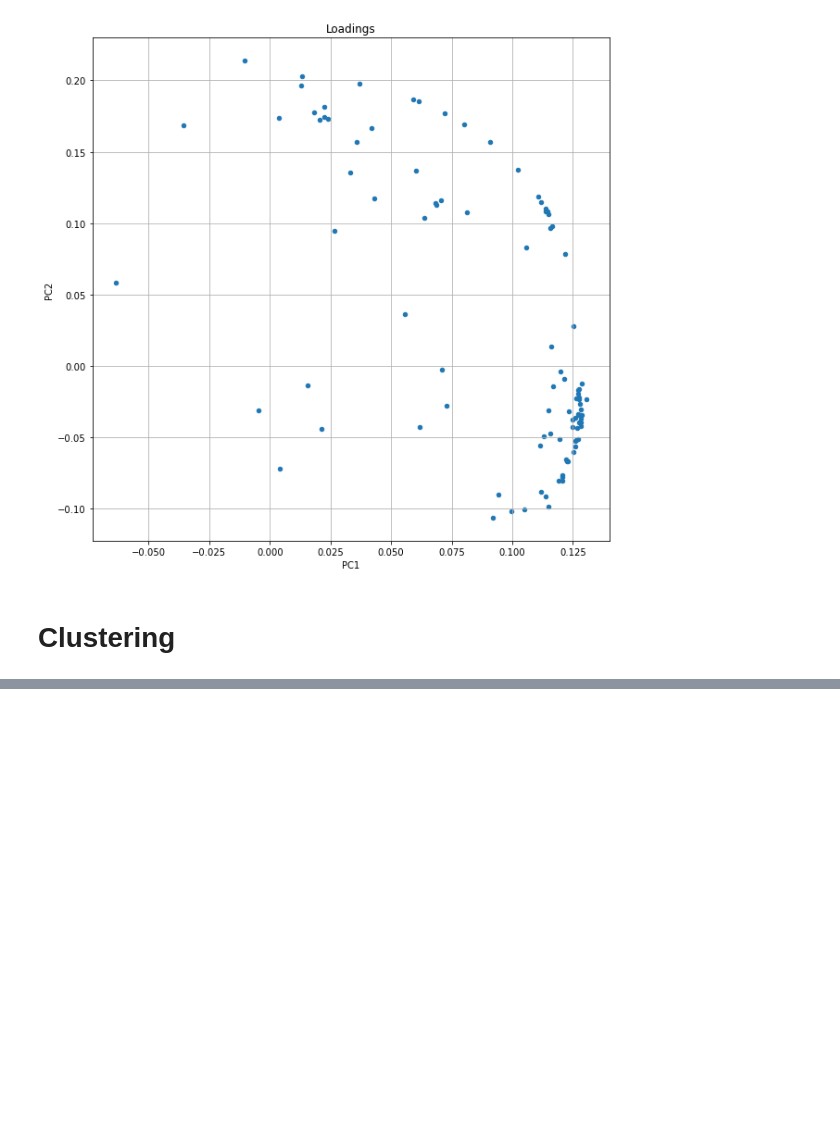
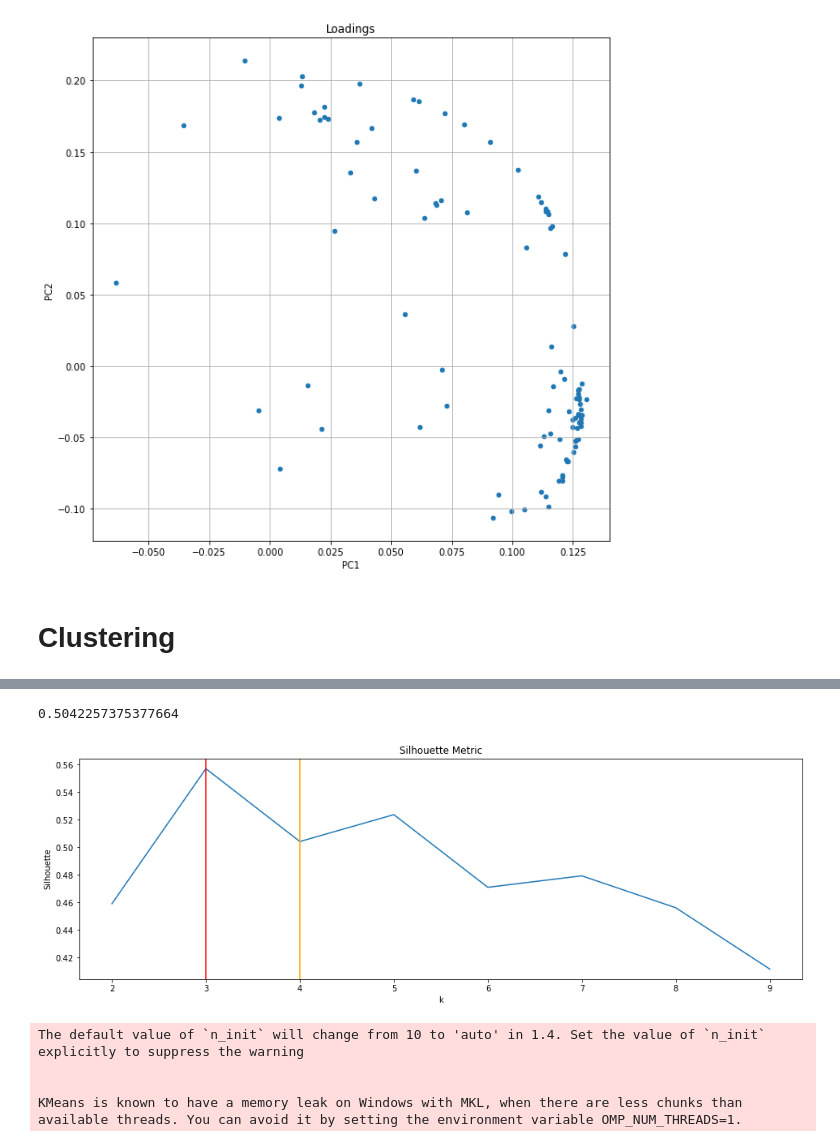
Before and after one commit to Rick8998/ProgettoEsamedataMining, a Jupyter notebook: analisiDS.ipynb, the cells around one changed output, grey strips where cells are left out. Saved outputs shown, nothing was run; the diff lists cells and outputs as text; code cells hidden in the pictures; blank space fills up the shorter version.

```diff
--- a/analisiDS.ipynb
+++ b/analisiDS.ipynb
@@ -456,0 +503,66 @@ plt.show()
+# %%
+labels_k = kmeans_model.labels_
+score_k = metrics.silhouette_score(pca_dataframe.drop("cluster", axis=1), labels_k)
+score_k
+# %% [output]
+0.5042257375377664
+# %%
+k_to_test = range(2,10,1) # [2,3,4, ..., 24]
+silhouette_scores = {}
+
+for k in k_to_test:
+    model_kmeans_k = KMeans( n_clusters = k )
+    model_kmeans_k.fit(pca_dataframe.drop("cluster", axis = 1))
+    labels_k = model_kmeans_k.labels_
+    score_k = metrics.silhouette_score(pca_dataframe.drop("cluster", axis=1), labels_k)
+    silhouette_scores[k] = score_k
+# %%
+plt.figure(figsize = (16,5))
+plt.plot(silhouette_scores.values())
+plt.xticks(range(0,8,1), silhouette_scores.keys())
+plt.title("Silhouette Metric")
+plt.xlabel("k")
+plt.ylabel("Silhouette")
+plt.axvline(1, color = "r")
+plt.axvline(2, color = "orange")
+plt.show()
+# %% [output]
+[figure, added]
+# %%
+import numpy as np
+import pandas as pd
+from sklearn.preprocessing import StandardScaler
+from sklearn.cluster import AgglomerativeClustering
+import seaborn as sns
+from sklearn.decomposition import PCA
+import plotly.express as px
+from scipy.cluster.hierarchy import dendrogram
+from sklearn.cluster import KMeans
+from sklearn import metrics
+
+df2 = df.drop(df.columns[[0, 1, 2, 3, 4]], axis = 1)
+# Inizializzazione dello scaler
+scaler = StandardScaler()
+
+# Autoscaling dei dati
+df_scaled = scaler.fit_transform(df2)
+
+# Creazione di un nuovo dataframe con i dati autoscalati
+df_scaled = pd.DataFrame(df_scaled, columns=df2.columns)
+
+pca = PCA(n_components=2)
+pca_df = pca.fit_transform(df_scaled)
+
+pca_dataframe = pd.DataFrame(pca_df, columns = ["PCA1", "PCA2"])
+
+kmeans_model = KMeans(n_clusters = 3)
+kmeans_model.fit(pca_dataframe)
+
+kmeans_model.cluster_centers_.shape
+kmeans_model.labels_
+pca_dataframe["cluster"] = kmeans_model.labels_
+# %% [output]
+The default value of `n_init` will change from 10 to 'auto' in 1.4. Set the value of `n_init` explicitly to suppress the warning
+
+
+KMeans is known to have a memory leak on Windows with MKL, when there are less chunks than available threads. You can avoid it by setting the environment variable OMP_NUM_THREADS=1.
```
Also changed, not shown: parts of 9 cells of this notebook.
